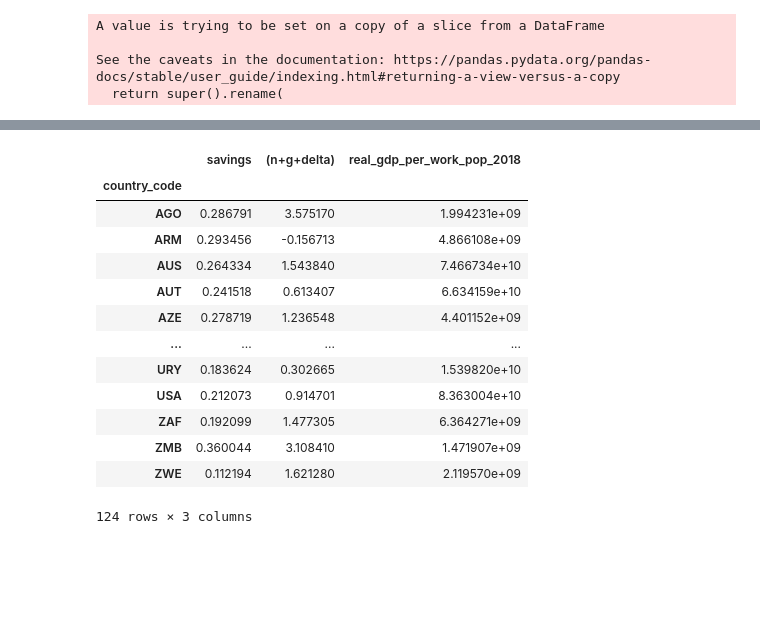
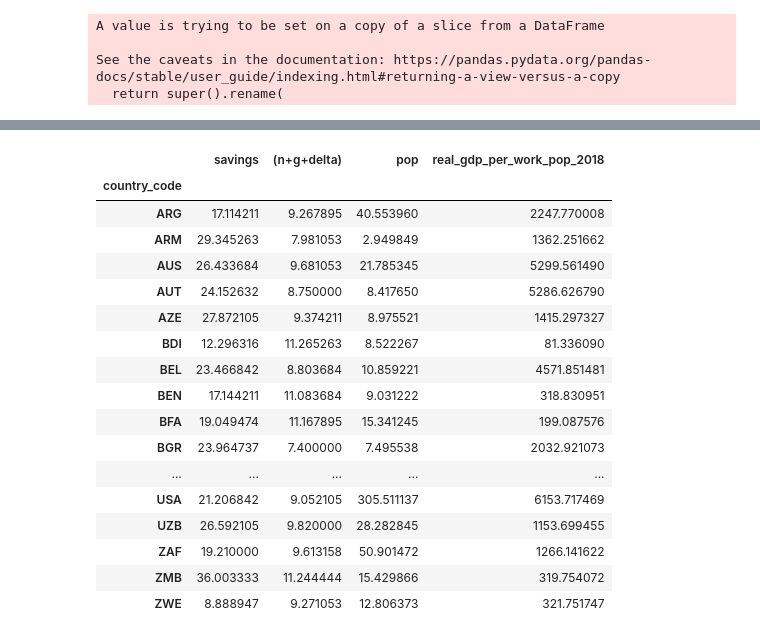
Before and after one commit to iatrogenic/Solow-TPROG, a Jupyter notebook: Modeling_data.ipynb, the cells around one changed output, grey strips where cells are left out. Drawn from its saved outputs; the diff is of its cells as text; code cells hidden in the pictures; blank space fills up the shorter version.

```diff
--- a/Modeling_data.ipynb
+++ b/Modeling_data.ipynb
@@ -100,11 +96,11 @@ pwt = pd.DataFrame(pwt)
 # %%
 # create a dataframe with World Bank data
 
-df1 = pd.concat([cpi, nom_gdp, gdp_growth, work_pop, pop_growth, nom_capital_formation, pop, kgdp], axis = 1) # merge dataframes
+df1 = pd.concat([gdp_growth, work_pop, pop_growth, kgdp], axis = 1) # merge dataframes
 df1 = df1.loc[:,~df1.columns.duplicated()] # remove duplicate columns
 df1 = df1.dropna()
 df1.reset_index(drop = True)
-
+df1
 # delete two unecessary columns
 del df1['Country Name']
 del df1['Time Code']
@@ -112,28 +108,21 @@ del df1['Time Code']
 # rename columns
 df1.rename(columns = {'Country Code': 'country_code'}, inplace = True)
 df1.rename(columns = {'Time': 'year'}, inplace = True)
-df1.rename(columns = {'Consumer price index (2010 = 100) [FP.CPI.TOTL]': 'cpi'}, inplace = True)
-df1.rename(columns = {'GDP (current US$) [NY.GDP.MKTP.CD]': 'nom_gdp'}, inplace = True)
 df1.rename(columns = {'GDP growth (annual %) [NY.GDP.MKTP.KD.ZG]': 'gdp_growth'}, inplace = True)
 df1.rename(columns = {'Population ages 15-64, total [SP.POP.1564.TO]': 'work_pop'}, inplace = True)
 df1.rename(columns = {'Population growth (annual %) [SP.POP.GROW]': 'pop_growth'}, inplace = True)
-df1.rename(columns = {'Gross capital formation (current US$) [NE.GDI.TOTL.CD]': 'nom_capital_formation'}, inplace = True)
-df1.rename(columns = {'Population, total [SP.POP.TOTL]': 'pop'}, inplace = True)
 df1.rename(columns = {'Gross capital formation (% of GDP) [NE.GDI.TOTL.ZS]': 'kgdp'}, inplace = True)
 
 # remove rows for years before 2000 and after 2018
 df1 = df1[df1['year'] > 1999]
 df1 = df1[df1['year'] < 2019]
 
+
 # convert to numeric
 #print(df1.dtypes)
-df1['cpi'] = pd.to_numeric(df1['cpi'], errors='coerce')
-df1['nom_gdp'] = pd.to_numeric(df1['nom_gdp'], errors='coerce')
 df1['gdp_growth'] = pd.to_numeric(df1['gdp_growth'], errors='coerce')
 df1['work_pop'] = pd.to_numeric(df1['work_pop'], errors='coerce')
 df1['pop_growth'] = pd.to_numeric(df1['pop_growth'], errors='coerce')
-df1['nom_capital_formation'] = pd.to_numeric(df1['nom_capital_formation'], errors='coerce')
-df1['pop'] = pd.to_numeric(df1['pop'], errors='coerce')
 df1['kgdp'] = pd.to_numeric(df1['kgdp'], errors='coerce')
 #print(df1.dtypes)
 
@@ -141,7 +130,7 @@ df1['kgdp'] = pd.to_numeric(df1['kgdp'], errors='coerce')
 # %%
 # create a dataframe with Penn World dataset
 
-df2 = pwt[['countrycode', 'year', 'cn', 'labsh', 'delta', 'rgdpna', 'rnna']] # keep columns we need
+df2 = pwt[['countrycode', 'year', 'cn', 'labsh', 'delta', 'rgdpna', 'rnna', 'pop']] # keep columns we need
 
 # rename columns
 df2.rename(columns = {'countrycode': 'country_code'}, inplace = True)
@@ -263,6 +231,6 @@ print(g)
 print(delta)
 
 # create: (n + g + delta)
-df['(n+g+delta)'] = df['pop_growth'] + g + delta # original paper assumes that g+delta = 0.05
-df
+df['(n+g+delta)'] = round(df['pop_growth'],2) + (round(g,2)) + (round(delta,2))
+#df
 # %% [output]
@@ -284,9 +239,10 @@ df
 # %%
 # collapse regressor values in df to their arithmetic means
 
-df_regression = df.groupby(['country_code'])['savings', '(n+g+delta)'].agg('mean')
+df_regression = df.groupby(['country_code'])['savings', '(n+g+delta)', 'pop'].agg('mean')
+df_regression = df_regression[df_regression['pop'] > 1]
+
+df_regression = df_regression.drop('AGO')# zero savings
+
 df_regression
-
-
-### collapse arthm. mean here
 # %% [output]
@@ -307,30 +263,33 @@ df_regression
 # %%
 # compute real gdp per working age population in last year of sample (2018)
 # and attach to df_regression
 
 df_2018 = df[df.year == 2018]
 df_2018 = df_2018.set_index('country_code', drop = True)
 df_2018['real_gdp_per_work_pop_2018'] = df_2018['real_gdp_per_work_pop']
 #df_2018['country_code'].astype(str)
 #df_regression['country_code'].astype(str)
 
 df_regression = df_regression.merge(df_2018['real_gdp_per_work_pop_2018'], on = 'country_code')
+pd.set_option('display.max_rows', None)
 df_regression
-
-## dataframes for the regression
 # %% [output]
-|  | savings | (n+g+delta) | real_gdp_per_work_pop_2018 |
-| country_code |  |  |  |
-| AGO | 0.286791 | 3.575170 | 1.994231e+09 |
-| ARM | 0.293456 | -0.156713 | 4.866108e+09 |
-| AUS | 0.264334 | 1.543840 | 7.466734e+10 |
-| AUT | 0.241518 | 0.613407 | 6.634159e+10 |
-| AZE | 0.278719 | 1.236548 | 4.401152e+09 |
-| ... | ... | ... | ... |
-| URY | 0.183624 | 0.302665 | 1.539820e+10 |
-| USA | 0.212073 | 0.914701 | 8.363004e+10 |
-| ZAF | 0.192099 | 1.477305 | 6.364271e+09 |
-| ZMB | 0.360044 | 3.108410 | 1.471907e+09 |
-| ZWE | 0.112194 | 1.621280 | 2.119570e+09 |
+|  | savings | (n+g+delta) | pop | real_gdp_per_work_pop_2018 |
+| country_code |  |  |  |  |
+| ARG | 17.114211 | 9.267895 | 40.553960 | 2247.770008 |
+| ARM | 29.345263 | 7.981053 | 2.949849 | 1362.251662 |
+| AUS | 26.433684 | 9.681053 | 21.785345 | 5299.561490 |
+| AUT | 24.152632 | 8.750000 | 8.417650 | 5286.626790 |
+| AZE | 27.872105 | 9.374211 | 8.975521 | 1415.297327 |
+| BDI | 12.296316 | 11.265263 | 8.522267 | 81.336090 |
+| BEL | 23.466842 | 8.803684 | 10.859221 | 4571.851481 |
+| BEN | 17.144211 | 11.083684 | 9.031222 | 318.830951 |
+| BFA | 19.049474 | 11.167895 | 15.341245 | 199.087576 |
+| BGR | 23.964737 | 7.400000 | 7.495538 | 2032.921073 |
+| ... | ... | ... | ... | ... |
+| USA | 21.206842 | 9.052105 | 305.511137 | 6153.717469 |
+| UZB | 26.592105 | 9.820000 | 28.282845 | 1153.699455 |
+| ZAF | 19.210000 | 9.613158 | 50.901472 | 1266.141622 |
+| ZMB | 36.003333 | 11.244444 | 15.429866 | 319.754072 |
+| ZWE | 8.888947 | 9.271053 | 12.806373 | 321.751747 |
-124 rows × 3 columns
 # %%
```
Also changed, not shown: parts of 10 cells of this notebook.
